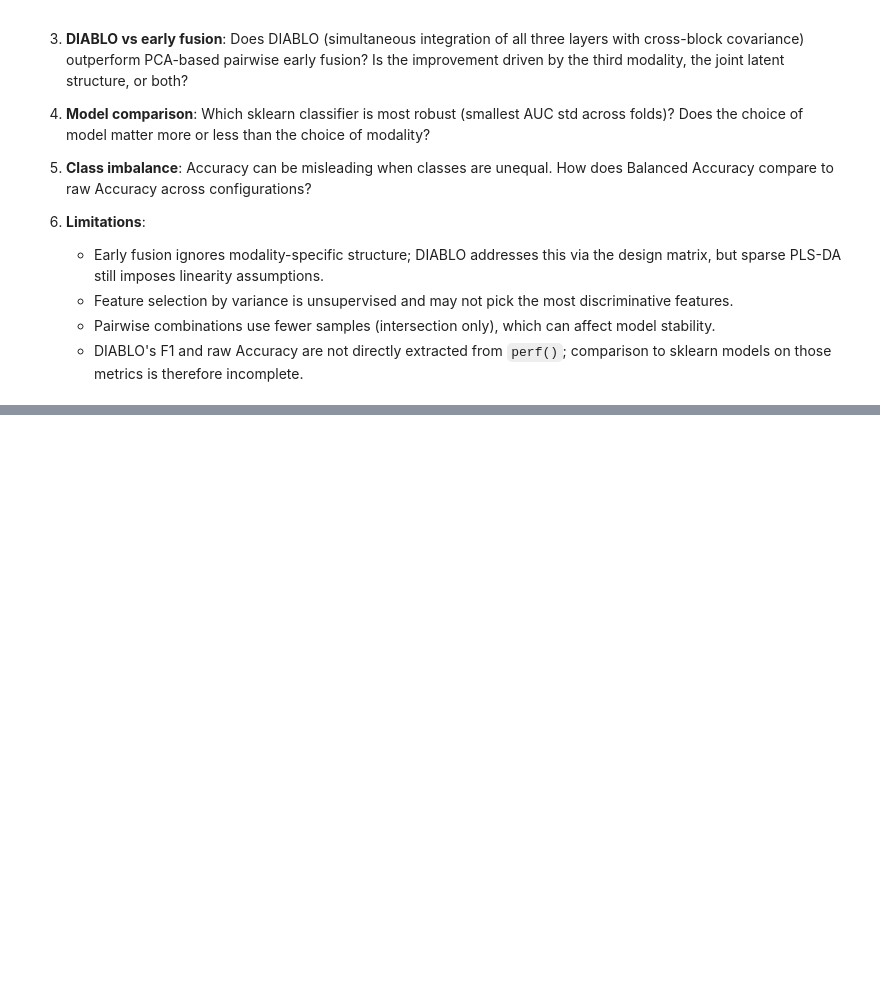
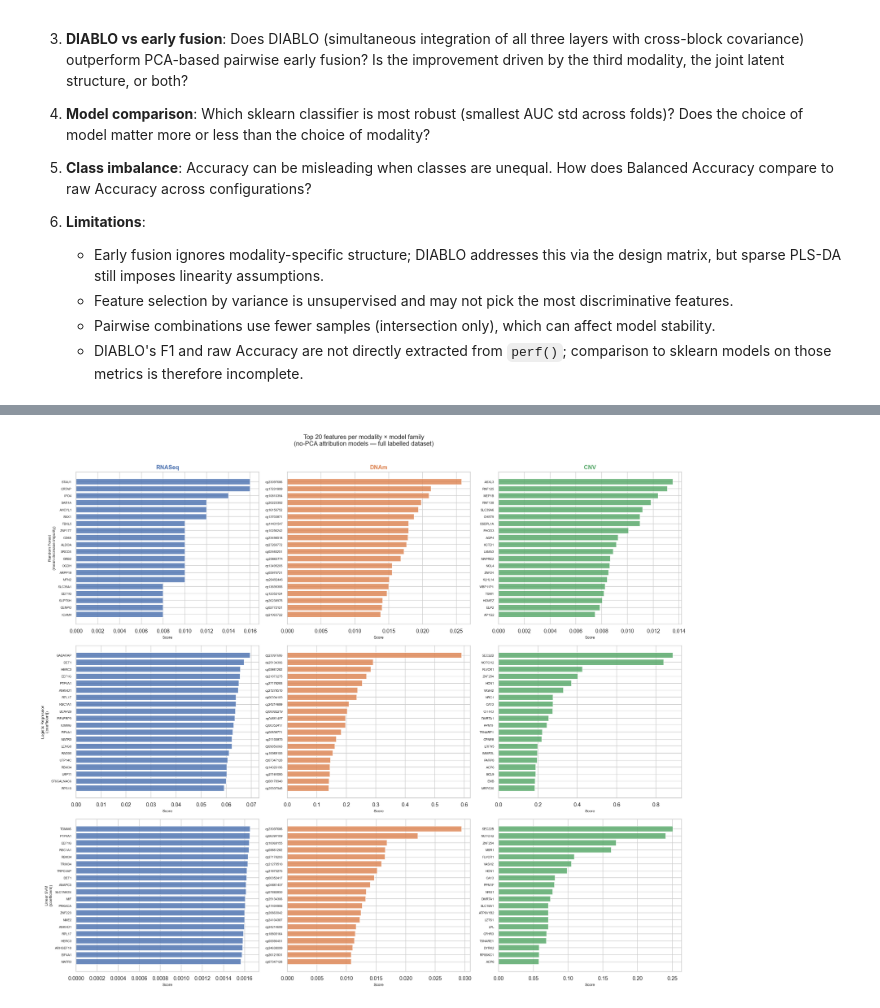
Before and after one commit to zyqqqq0122/CompSysBio2026, a Jupyter notebook: Prediction.ipynb, the cells around one changed output, grey strips where cells are left out. Saved outputs shown, nothing was run; the diff lists cells and outputs as text; code cells hidden in the pictures; blank space fills up the shorter version.

Commit message:
Biological interpretability

```diff
--- a/Prediction.ipynb
+++ b/Prediction.ipynb
@@ -1277,0 +1354,33 @@ Note: sklearn metrics = 5-fold CV mean; DIABLO = 3-fold × 10-repeat CV.
+# %%
+# ── 9.1  Top features per modality × model family ────────────────────────────
+MODEL_META = [
+    ('rf_imp',  'Random Forest\n(mean decrease impurity)'),
+    ('lr_imp',  'Logistic Regression\n(|coefficient|)'),
+    ('svm_imp', 'Linear SVM\n(|coefficient|)'),
+]
+
+fig, axes = plt.subplots(3, 3, figsize=(19, 16))
+
+for row, (imp_key, model_label) in enumerate(MODEL_META):
+    for col, name in enumerate(MODS):
+        ax   = axes[row][col]
+        feat = interp_data[name]['feat_names']
+        imp  = interp_models[name][imp_key]
+        top  = np.argsort(imp)[-TOP_K:][::-1]
+
+        ax.barh(range(TOP_K), imp[top][::-1], color=PALETTE[name], alpha=0.82)
+        ax.set_yticks(range(TOP_K))
+        ax.set_yticklabels(feat[top][::-1], fontsize=6.5)
+        ax.set_xlabel('Score', fontsize=8)
+        if col == 0:
+            ax.set_ylabel(model_label, fontsize=8)
+        if row == 0:
+            ax.set_title(name, fontsize=12, color=PALETTE[name], fontweight='bold')
+
+plt.suptitle(f'Top {TOP_K} features per modality × model family\n'
+             '(no-PCA attribution models — full labelled dataset)',
+             fontsize=13, y=1.01)
+plt.tight_layout()
+plt.show()
+# %% [output]
+[figure, added]
```
Also changed, not shown: parts of 14 cells of this notebook.
